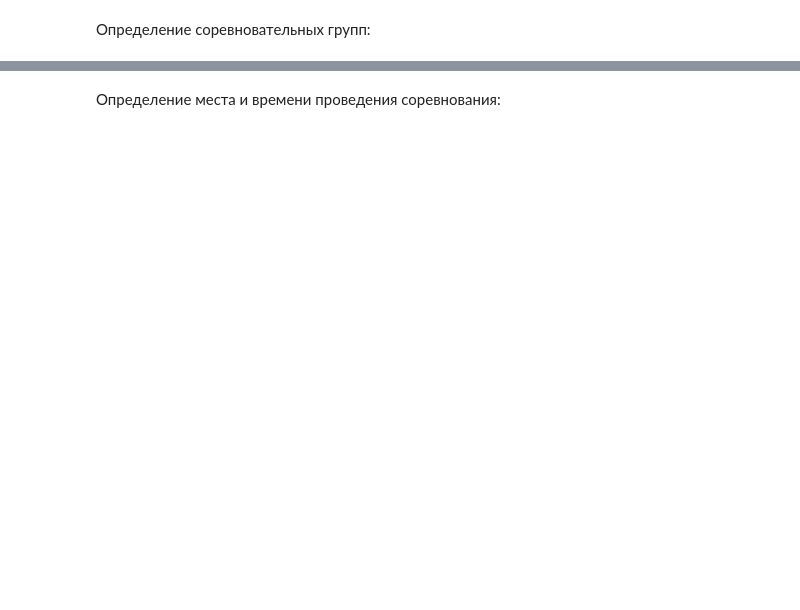
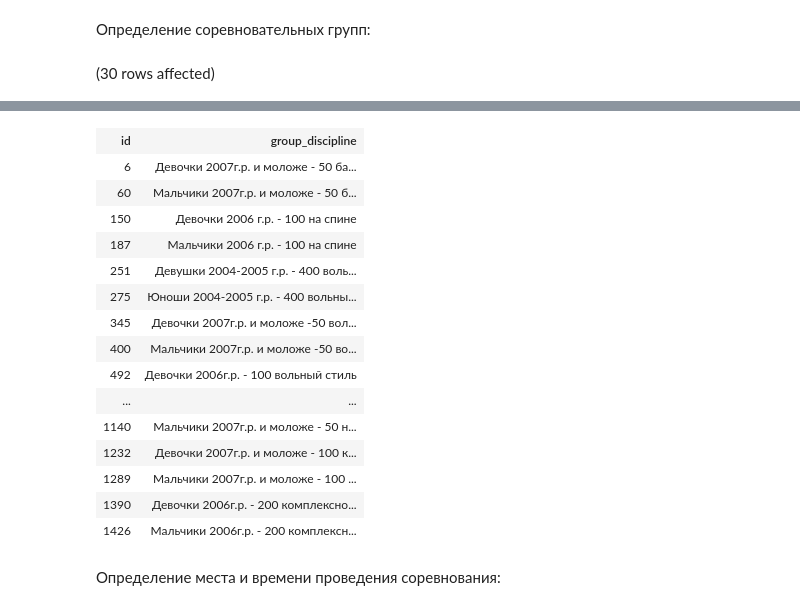
Before and after one commit to timoti1/T-SQL, a Jupyter notebook: SQL/DML - Practical Example of ETL.ipynb, the cells around one changed output, grey strips where cells are left out. Drawn from its saved outputs; the diff is of its cells as text; code cells hidden in the pictures; blank space fills up the shorter version.

```diff
--- a/SQL/DML - Practical Example of ETL.ipynb
+++ b/SQL/DML - Practical Example of ETL.ipynb
@@ -168,18 +162,17 @@ Total execution time: 00:00:00.0119894
 # %% [markdown]
 Определение соревновательных групп:
 # %%
-use tempdb
-go
-
 ;with cte_list_of_group_discipline
 as
 (
     select c.id,
          c.F2 as group_discipline
-    from stg_Competitions c
-    join stg_Competitions c1 on c.id+1 = c1.id
-    join stg_Competitions c2 on c.id+2 = c2.id
-    where (c1.F1 = '1' and (charindex('-', c.F2)<>0)) or
-          (c2.F1 = '1' and (charindex('-', c.F2)<>0))
+    from dbo.stg_Competitions c
+    join dbo.stg_Competitions c1 on c.id+1 = c1.id
+    join dbo.stg_Competitions c2 on c.id+2 = c2.id
+    where (c1.F1 = '1' and /*(charindex('-', c.F2)<>0))*/ c.F3 is null) or
+          (c2.F1 = '1' and /*(charindex('-', c.F2)<>0))*/ c.F3 is null)
 )
 select * from cte_list_of_group_discipline
+# %% [output]
+(30 rows affected)
@@ -186,2 +180,18 @@ select * from cte_list_of_group_discipline
+| id | group_discipline |
+| 6 | Девочки 2007г.р. и моложе - 50 ба... |
+| 60 | Мальчики 2007г.р. и моложе - 50 б... |
+| 150 | Девочки 2006 г.р. - 100 на спине |
+| 187 | Мальчики 2006 г.р. - 100 на спине |
+| 251 | Девушки 2004-2005 г.р. - 400 воль... |
+| 275 | Юноши 2004-2005 г.р. - 400 вольны... |
+| 345 | Девочки 2007г.р. и моложе -50 вол... |
+| 400 | Мальчики 2007г.р. и моложе -50 во... |
+| 492 | Девочки 2006г.р. - 100 вольный стиль |
+| ... | ... |
+| 1140 | Мальчики 2007г.р. и моложе - 50 н... |
+| 1232 | Девочки 2007г.р. и моложе - 100 к... |
+| 1289 | Мальчики 2007г.р. и моложе - 100 ... |
+| 1390 | Девочки 2006г.р. - 200 комплексно... |
+| 1426 | Мальчики 2006г.р. - 200 комплексн... |
 # %% [markdown]
 Определение места и времени проведения соревнования:
```
Also changed, not shown: parts of 16 cells of this notebook, 1 other file.
